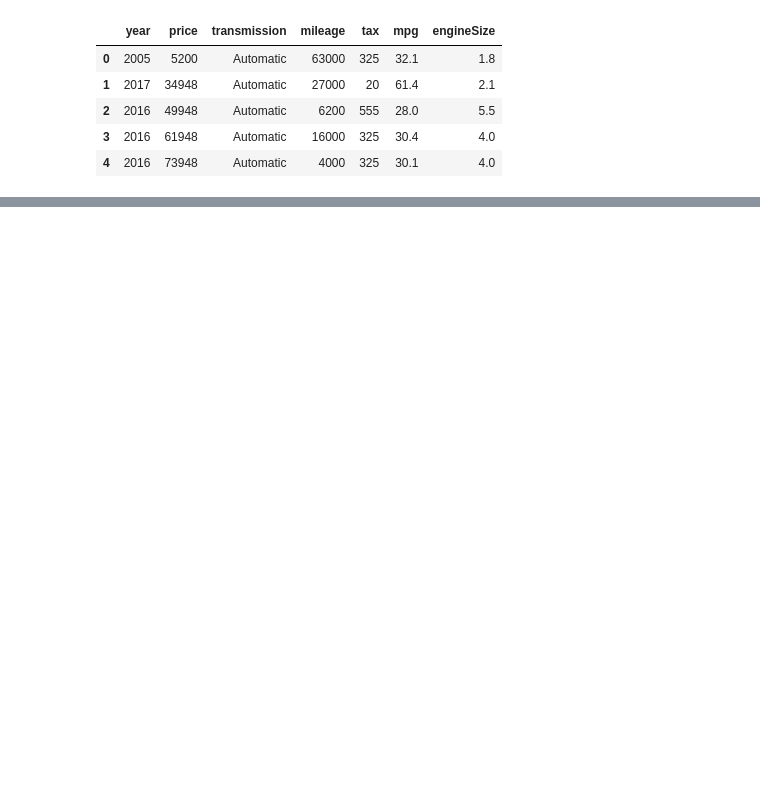
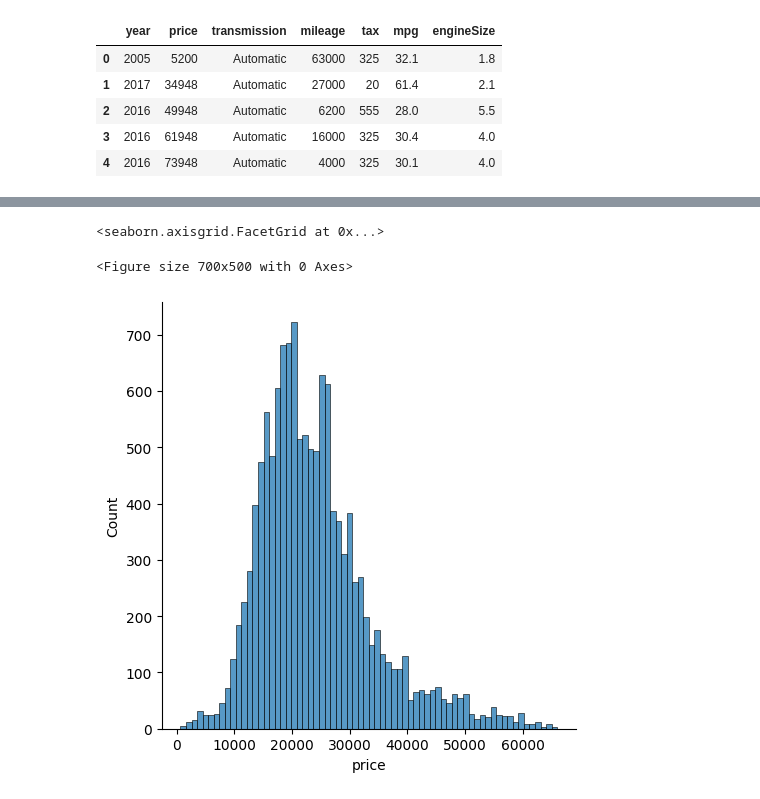
Before and after one commit to SELIMCNR/Python-learning-Jupiter, a Jupyter notebook: 30-TenserflowAnaliz2.ipynb, the cells around one changed output, grey strips where cells are left out. Saved outputs shown, nothing was run; the diff lists cells and outputs as text; code cells hidden in the pictures; blank space fills up the shorter version.

```diff
--- a/30-TenserflowAnaliz2.ipynb
+++ b/30-TenserflowAnaliz2.ipynb
@@ -16,0 +114,2 @@ dataFrame.head()
+# %%
+yuzdeDoksanDokuzDataFrame= dataFrame.sort_values("price", ascending=False).iloc[131:]  # fiyatı en yüksek olan 131 veriyi alır
@@ -16,0 +128,7 @@ dataFrame.head()
+# %%
+plt.figure(figsize=(7,5))
+sbn.displot(yuzdeDoksanDokuzDataFrame["price"])  # fiyat dağılımını gösterir
+# %% [output]
+<seaborn.axisgrid.FacetGrid at 0x...>
+<Figure size 700x500 with 0 Axes>
+[figure, added]
```
Also changed, not shown: parts of 51 cells of this notebook, 2 other files.
